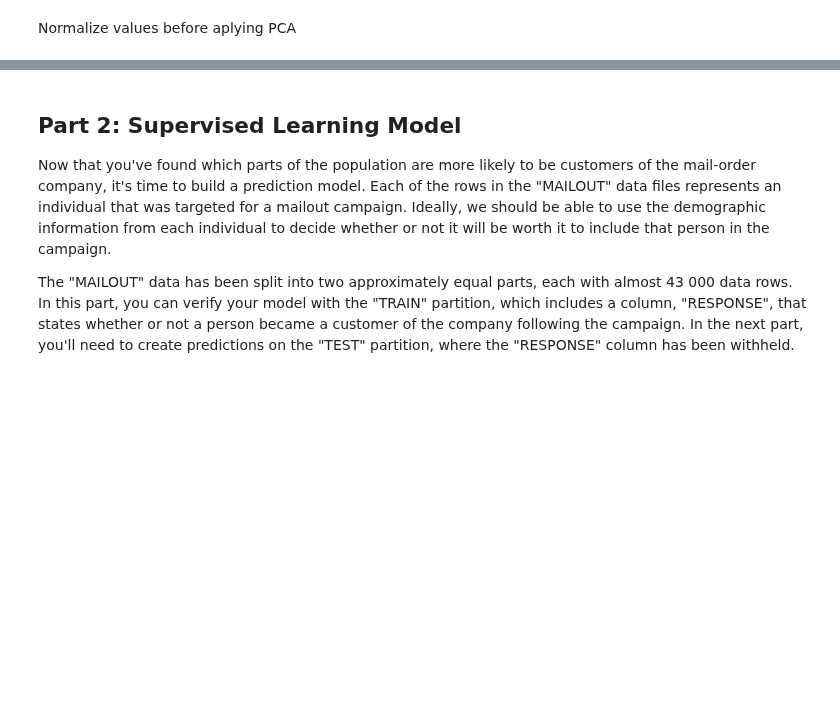
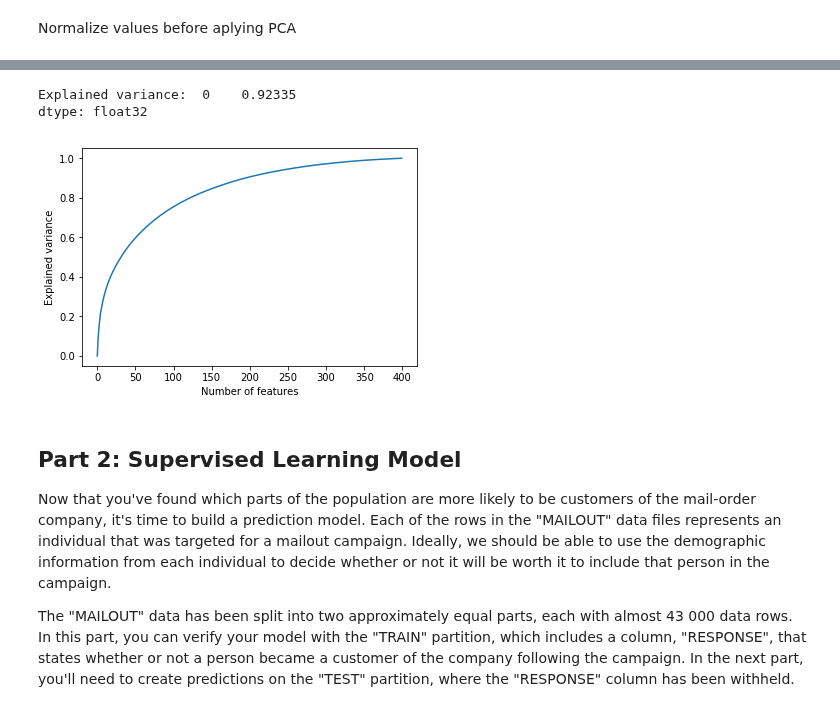
Before and after one commit to AlbertoDeBlas/MLEngineerNanodegreeCapstone, a Jupyter notebook: Arvato Project Workbook.ipynb, the cells around one changed output, grey strips where cells are left out. Saved outputs shown, nothing was run; the diff lists cells and outputs as text; code cells hidden in the pictures; blank space fills up the shorter version.

```diff
--- a/Arvato Project Workbook.ipynb
+++ b/Arvato Project Workbook.ipynb
@@ -437,3 +589,48 @@ Look for columns with low variance
+# %%
+import mxnet as mx
+
+# loading the unzipped artifacts
+pca_model_params = mx.ndarray.load('model_algo-1')
+# %%
+# get selected params
+s=pd.DataFrame(pca_model_params['s'].asnumpy())
+# %%
+# Calculate the explained variance for the top n principal components
+# you may assume you have access to the global var N_COMPONENTS
+def explained_variance(s, n_top_components):
+    '''Calculates the approx. data variance that n_top_components captures.
+       :param s: A dataframe of singular values for top components;
+           the top value is in the last row.
+       :param n_top_components: An integer, the number of top components to use.
+       :return: The expected data variance covered by the n_top_components.'''
+
+    n_components = len(s) - n_top_components
+    partial = s[n_components:].pow(2).sum(axis=0)
+    total = s.pow(2).sum(axis=0)
+
+    return partial/total
+# %%
+# test cell
+n_top_components = 220 # select a value for the number of top components
+
+# calculate the explained variance
+exp_variance = explained_variance(s, n_top_components)
+print('Explained variance: ', exp_variance)
+# %% [output]
+Explained variance:  0    0.92335
+dtype: float32
+# %%
+y = []
+for x in range(400):
+    y.append(explained_variance(s, x))
+# %%
+import matplotlib.pyplot as plt
+plt.plot(y)
+plt.ylabel('Explained variance')
+plt.xlabel('Number of features')
+plt.show()
+# %% [output]
+[figure, added]
 # %% [markdown]
 ## Part 2: Supervised Learning Model
 
```
Also changed, not shown: parts of 25 cells of this notebook.
